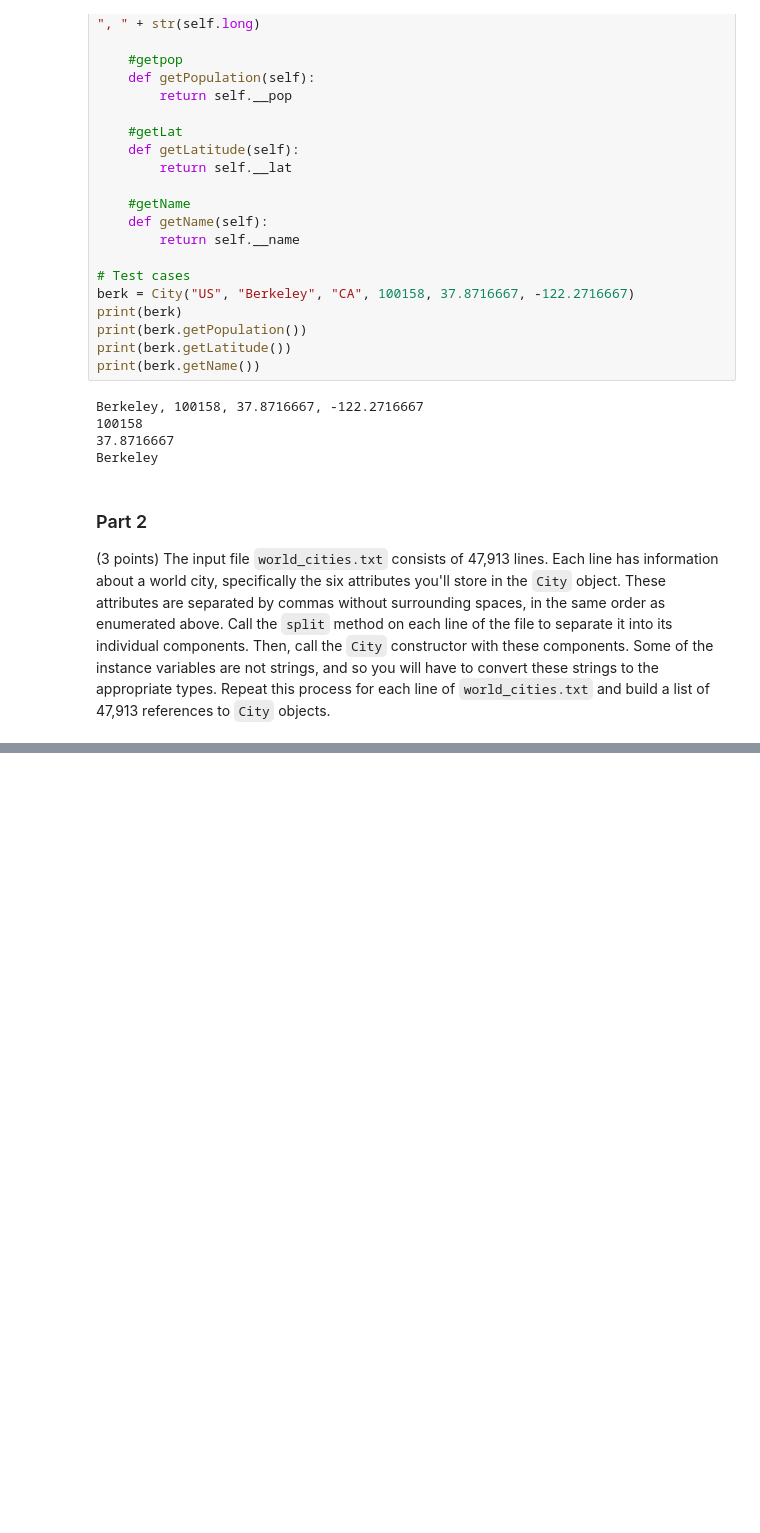
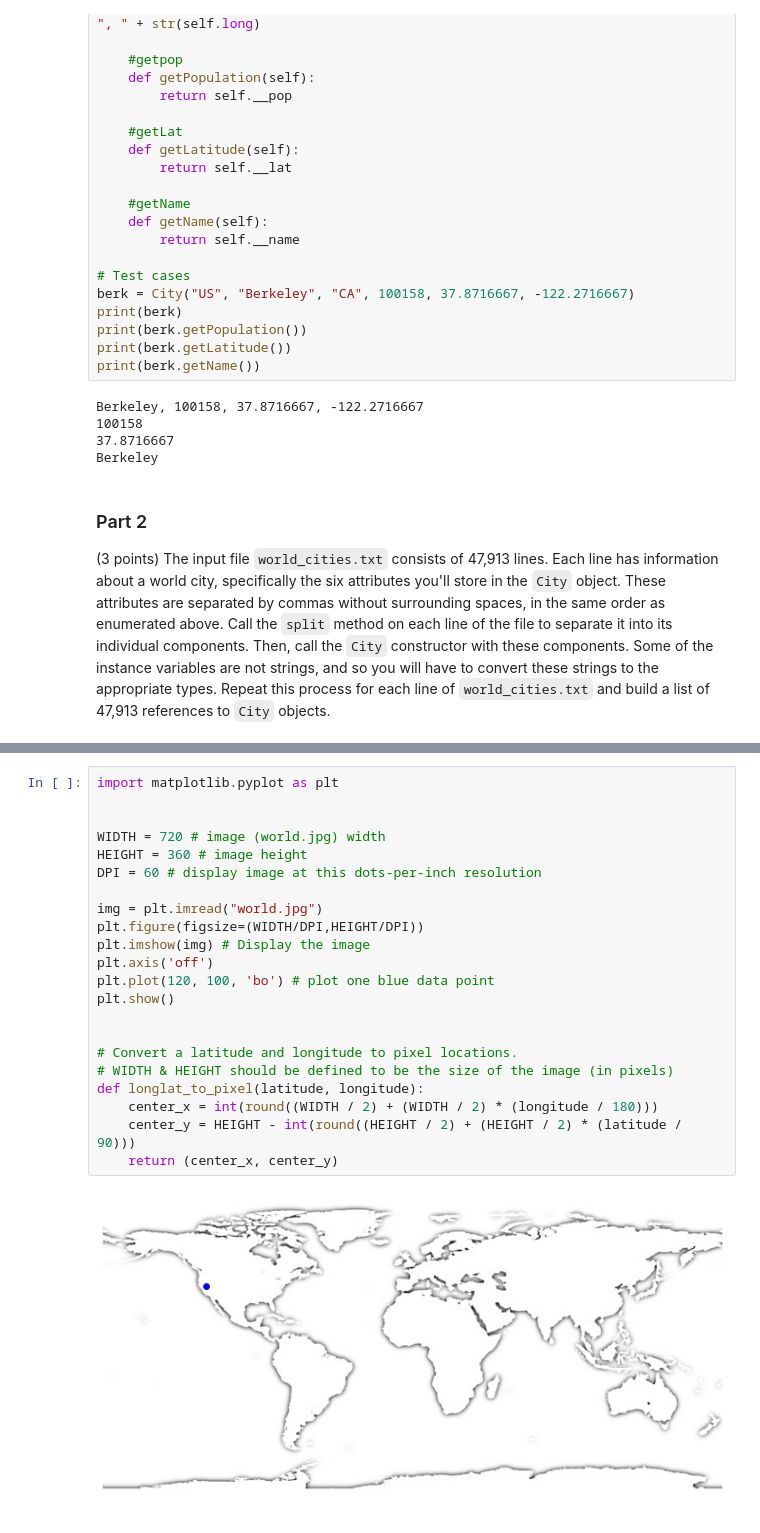
Before and after one commit to DrakeDWhite/INFO-206B, a Jupyter notebook: Assignments/Assignment 1/a1_dwhite.ipynb, the cells around one changed output, grey strips where cells are left out. Cells and saved outputs as stored; diff of their text form; blank space fills up the shorter version.

Commit message:
Started on a1e3 and added world.jpg

```diff
--- a/Assignments/Assignment 1/a1_dwhite.ipynb
+++ b/Assignments/Assignment 1/a1_dwhite.ipynb
@@ -115,0 +98,24 @@ Vastse-Kuuste, 510, 58.1677778, 26.9
+# %%
+import matplotlib.pyplot as plt
+
+
+WIDTH = 720 # image (world.jpg) width
+HEIGHT = 360 # image height
+DPI = 60 # display image at this dots-per-inch resolution
+
+img = plt.imread("world.jpg")
+plt.figure(figsize=(WIDTH/DPI,HEIGHT/DPI))
+plt.imshow(img) # Display the image
+plt.axis('off')
+plt.plot(120, 100, 'bo') # plot one blue data point
+plt.show()
+
+
+# Convert a latitude and longitude to pixel locations.
+# WIDTH & HEIGHT should be defined to be the size of the image (in pixels)
+def longlat_to_pixel(latitude, longitude):
+    center_x = int(round((WIDTH / 2) + (WIDTH / 2) * (longitude / 180)))
+    center_y = HEIGHT - int(round((HEIGHT / 2) + (HEIGHT / 2) * (latitude / 90)))
+    return (center_x, center_y)
+# %% [output]
+[figure, added]
```
Also changed, not shown: parts of 1 cell of this notebook, 1 other file.
